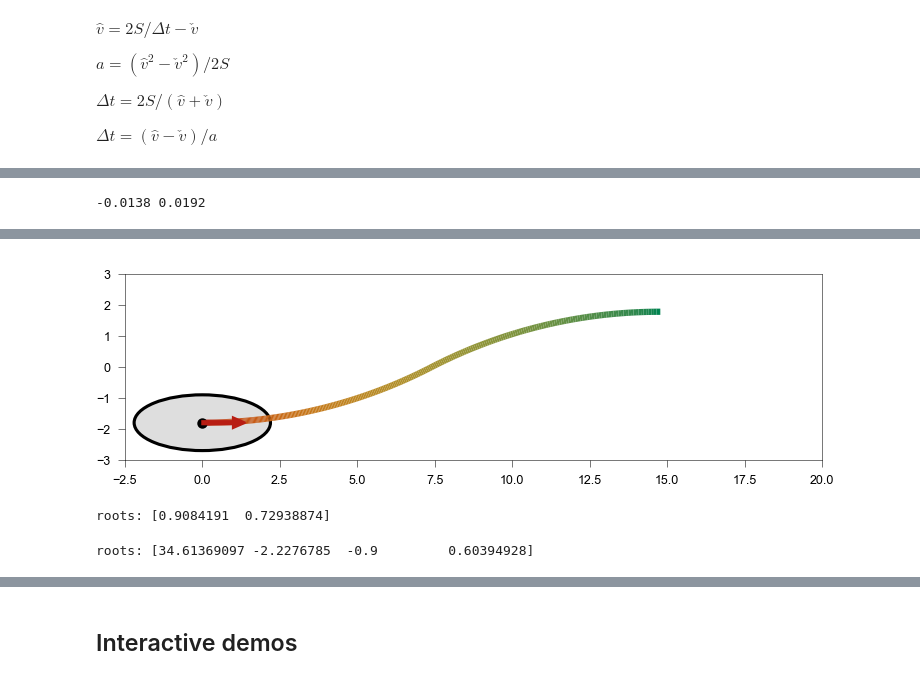
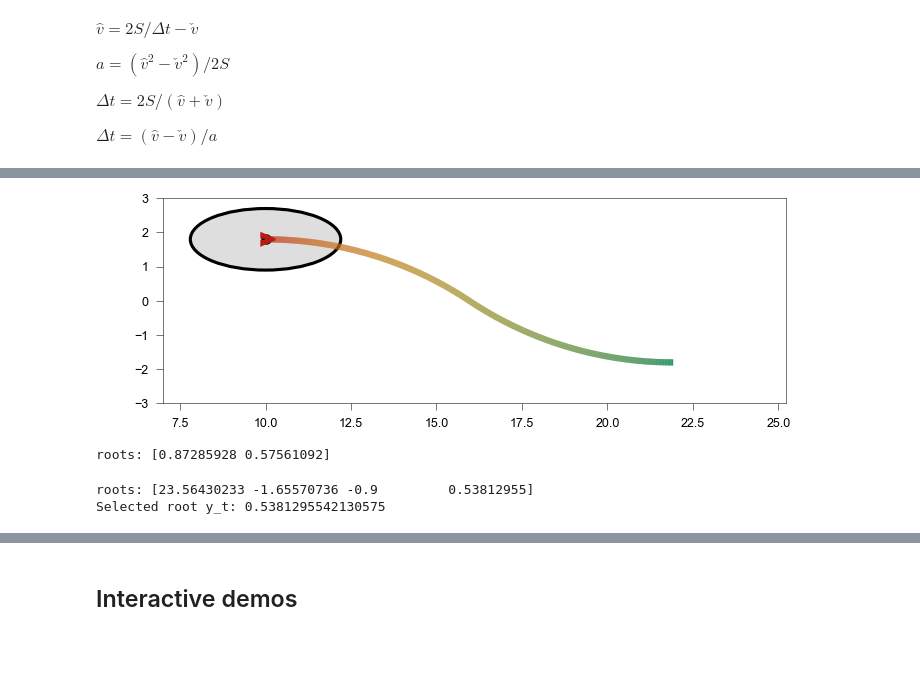
Before and after one commit to EPFL-ENAC/LUTS-pneuma-simulator, a Jupyter notebook: notebooks/discrete.ipynb, the cells around one changed output, grey strips where cells are left out. Saved outputs shown, nothing was run; the diff lists cells and outputs as text; code cells hidden in the pictures; blank space fills up the shorter version.

```diff
--- a/notebooks/discrete.ipynb
+++ b/notebooks/discrete.ipynb
@@ -391,12 +219,10 @@ Fail to reject normality → data may be log-normally distributed
 # %%
 # starting speed of LC vehicle
-v_check = 5 / factor
+v_check = 1 / factor
 # starting x position
 x_check = alpha.x
 # starting y position
 y_check = alpha.y
-# terminal speed of LC vehicle
-v_hat = 3 * v_check
 # %% [markdown]
 $\phi = \arccos{\left(1-\frac{W}{2R}\right)}$
 
@@ -691,20 +420,0 @@ print(round(Dx - x_arr[-1], 4), round(W / 2 - y_arr[-1], 4))
-# %%
-# Kinematics
-speeds = []
-angles = []
-x_pos = []
-y_pos = []
-v_t = v_check
-x_t = x_check
-y_t = y_check
-theta_t = 0
-times = arange(dt, Dt + dt, dt)
-for t in times:
-    speeds.append(v_t)
-    angles.append(theta_t * 180 / pi)
-    x_pos.append(x_t)
-    y_pos.append(y_t)
-    v_t += a * dt
-    x_t += v_t * cos(theta_t) * dt
-    y_t += v_t * sin(theta_t) * dt
-    theta_t += sign(y_check * y_t) * v_t / R * dt
@@ -721,15 +421,10 @@ plt.show()
-# %%
-# Cumulative positional error
-print(round(Dx - x_pos[-1], 4), round(W / 2 - y_pos[-1], 4))
-# %% [output]
--0.0138 0.0192
 # %%
 %matplotlib widget
 fig, ax = plt.subplots(figsize=(12.5 * cm, 4 * cm), dpi=150)
 ax.set_aspect("equal")
 
 # trajectory
-colored_line(x_pos, y_pos, speeds, ax=ax, zorder=100, cmap=cmap, lw=3, clip_on=False)
+colored_line(x_arr, y_arr, v_arr, ax=ax, zorder=100, cmap=cmap, lw=3, clip_on=False)
 
 # ellipse
 ellipse = Ellipse((x_check, y_check), 2*s, 2*w, angle=0, lw=1.5, ec="k", fc=grey)
@@ -742,15 +437,15 @@ center_point, = ax.plot([], [], "ko", markersize=4, zorder=150)
 vel_arrow = None
 
 # define normalization to match trajectory coloring
-norm = Normalize(vmin=min(speeds), vmax=max(speeds))
+norm = Normalize(vmin=min(v_arr), vmax=max(v_arr))
 cmap_obj = get_cmap(cmap)
 
 
 def update(t=0):
-    ell_x = x_pos[t]
-    ell_y = y_pos[t]
-    ell_angle = angles[t]
-    v_t = speeds[t]
+    ell_x = x_arr[t]
+    ell_y = y_arr[t]
+    ell_angle = np.degrees(theta_arr)[t]
+    v_t = v_arr[t]
 
     # update ellipse
     ellipse.set_center((ell_x, ell_y))
@@ -789,7 +484,7 @@ def update(t=0):
     fig.canvas.draw_idle()
 
 # --- Sliders ---
-t_slider = IntSlider(value=0, min=0, max=len(angles)-1, step=1, description="t")
+t_slider = IntSlider(value=0, min=0, max=len(np.degrees(theta_arr))-1, step=1, description="t")
 
 
 # --- Observe sliders ---
@@ -812,7 +507,7 @@ display(controls)
 # initial update
 update(0)
 
-ax.set_xlim(-2.5, 20)
+ax.set_xlim(x_check-3, x_hat+v_hat+s)
 ax.set_ylim(-3, 3)
 fig.canvas.header_visible = False
 fig.tight_layout(pad=.0)
@@ -822 +517 @@ HBox(children=(IntSlider(value=0, description='t', max=276), Button(button_style
-[figure, old version]
+[figure, new version]
@@ -832,14 +518,22 @@ r_max = R + w
 # %%
-k = R - W / 2 - w
+k = R - (W - w)
 a2 = w**2 - s**2 - R**2
 a1 = 2 * k * R
 a0 = s**2 - k**2
 coeff = [a2, a1, a0]
 roots = np.roots(coeff)
 print(f"roots: {roots}")
-invasion_angle = np.min(np.arccos(roots))
+invasion_angle = -np.sign(y_check) * np.min(np.arccos(roots))
+t = atan(-(w / s) / tan(-invasion_angle))
+xt = s * cos(t) * cos(invasion_angle) - w * sin(t) * sin(invasion_angle)
+yt = s * cos(t) * sin(invasion_angle) + w * sin(t) * cos(invasion_angle)
+tangential = deepcopy(alpha)
+tangential.styles = {"ec": "k", "fc": "none", "fill": True, "lw": 0.75, "ls": "--"}
+tangential.x = x_check + np.abs(R * (sin(invasion_angle)))
+tangential.y = np.sign(y_check) * (W / 2 - np.abs(R * (1 - cos(invasion_angle))))
+tangential.theta = invasion_angle
 # %% [output]
-roots: [0.9084191  0.72938874]
+roots: [0.87285928 0.57561092]
 # %%
 a4 = w**2 - s**2
 a3 = 2 * R * (s**2 - w**2)
@@ -849,8 +543,19 @@ a0 = -(R**2) * w**4
 coeff = [a4, a3, a2, a1, a0]
 roots = np.roots(coeff)
 print(f"roots: {roots}")
-y_t = roots[-1]
-x_t = sqrt(s**2 * (1 - y_t**2 / w**2))
-p = abs(sqrt((R + w) ** 2 - (y_t - R) ** 2) + x_t)
+# take only real parts where imaginary part is negligible and value > 0
+y_t_candidates = roots[np.isclose(roots.imag, 0, atol=1e-9)].real
+positive_roots = y_t_candidates[y_t_candidates > 0]
+# smallest positive root
+yp = np.min(positive_roots) if positive_roots.size > 0 else None
+print(f"Selected root y_t: {yp}")
+xp = sqrt(s**2 * (1 - yp**2 / w**2))
+p = abs(sqrt((R + w) ** 2 - (yp - R) ** 2) + xp)
+quartic = deepcopy(alpha)
+quartic.styles = {"ec": dark_blue, "fc": "none", "fill": True, "lw": 0.75, "ls": "--"}
+quartic.x = x_hat - p
+quartic.y = -y_check
+quartic.theta = 0
 # %% [output]
-roots: [34.61369097 -2.2276785  -0.9         0.60394928]
+roots: [23.56430233 -1.65570736 -0.9         0.53812955]
+Selected root y_t: 0.5381295542130575
```
Also changed, not shown: parts of 26 cells of this notebook.
